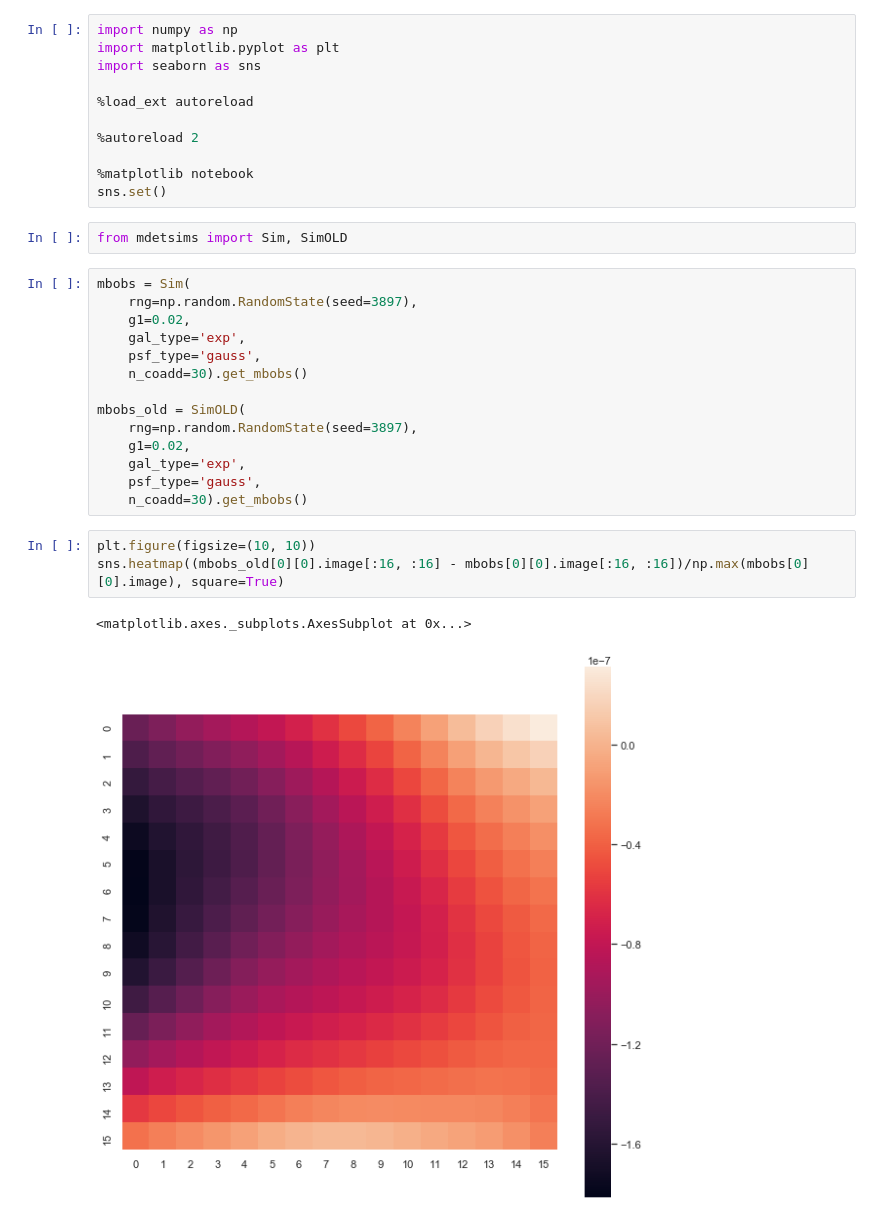
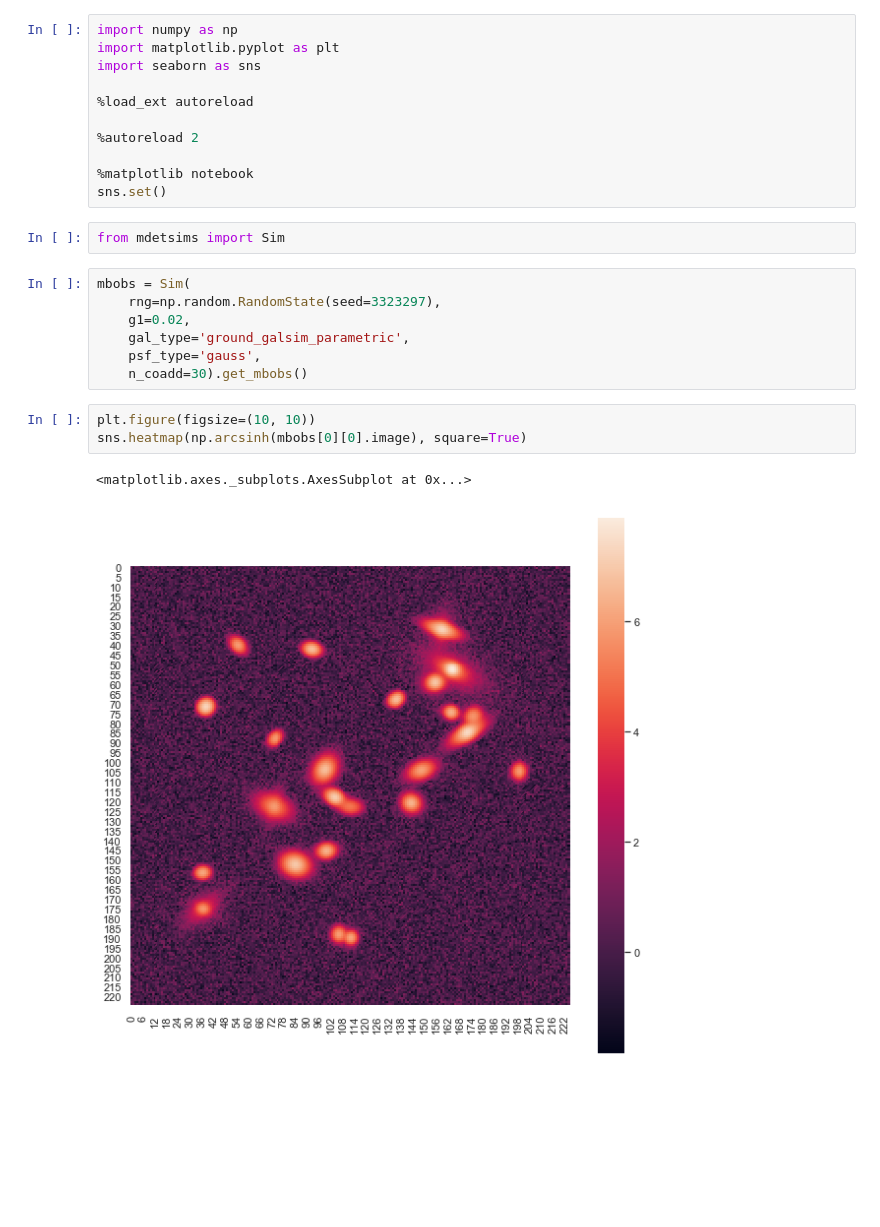
Before and after one commit to beckermr/metadetect-sims, a Jupyter notebook: plots_and_notebooks/plot_sim.ipynb, the cells around one changed output. Drawn from its saved outputs; the diff is of its cells as text; blank space fills up the shorter version.

Commit message:
first pass at parametric gals from real data (#1)

```diff
--- a/plots_and_notebooks/plot_sim.ipynb
+++ b/plots_and_notebooks/plot_sim.ipynb
@@ -10,24 +10,17 @@ import seaborn as sns
 %matplotlib notebook
 sns.set()
 # %%
-from mdetsims import Sim, SimOLD
+from mdetsims import Sim
 # %%
 mbobs = Sim(
-    rng=np.random.RandomState(seed=3897),
+    rng=np.random.RandomState(seed=3323297),
     g1=0.02,
-    gal_type='exp',
+    gal_type='ground_galsim_parametric',
     psf_type='gauss',
     n_coadd=30).get_mbobs()
-
-mbobs_old = SimOLD(
-    rng=np.random.RandomState(seed=3897),
-    g1=0.02,
-    gal_type='exp',
-    psf_type='gauss',
-    n_coadd=30).get_mbobs()
 # %%
 plt.figure(figsize=(10, 10))
-sns.heatmap((mbobs_old[0][0].image[:16, :16] - mbobs[0][0].image[:16, :16])/np.max(mbobs[0][0].image), square=True)
+sns.heatmap(np.arcsinh(mbobs[0][0].image), square=True)
 # %% [output]
 <matplotlib.axes._subplots.AxesSubplot at 0x...>
-[figure, old version]
+[figure, new version]
```
Also changed, not shown: 11 other files.
